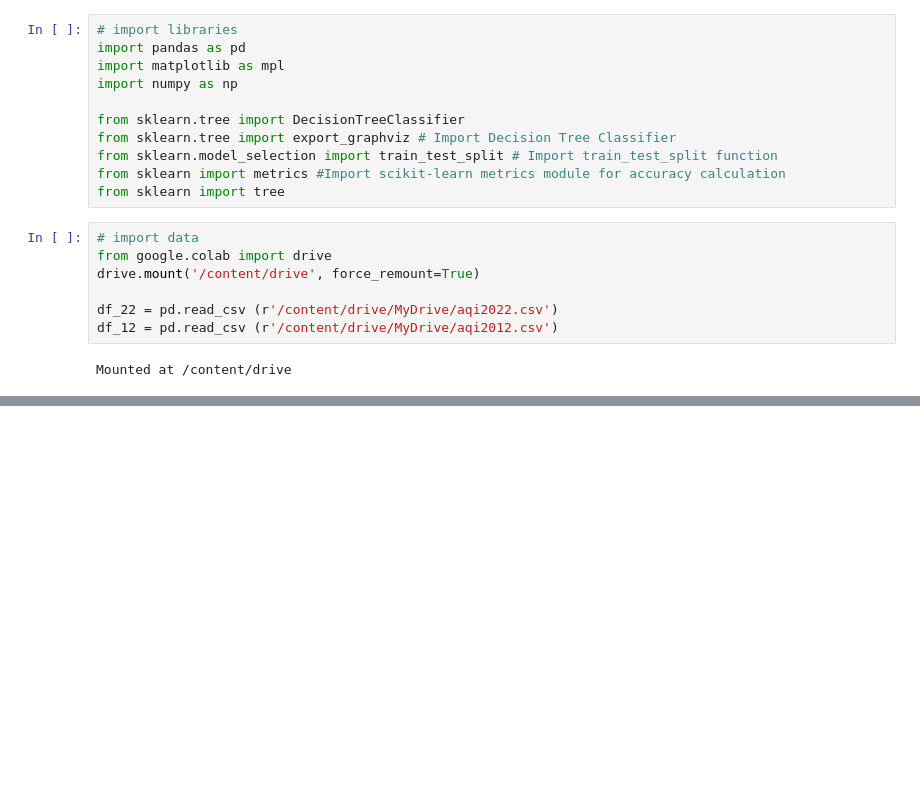
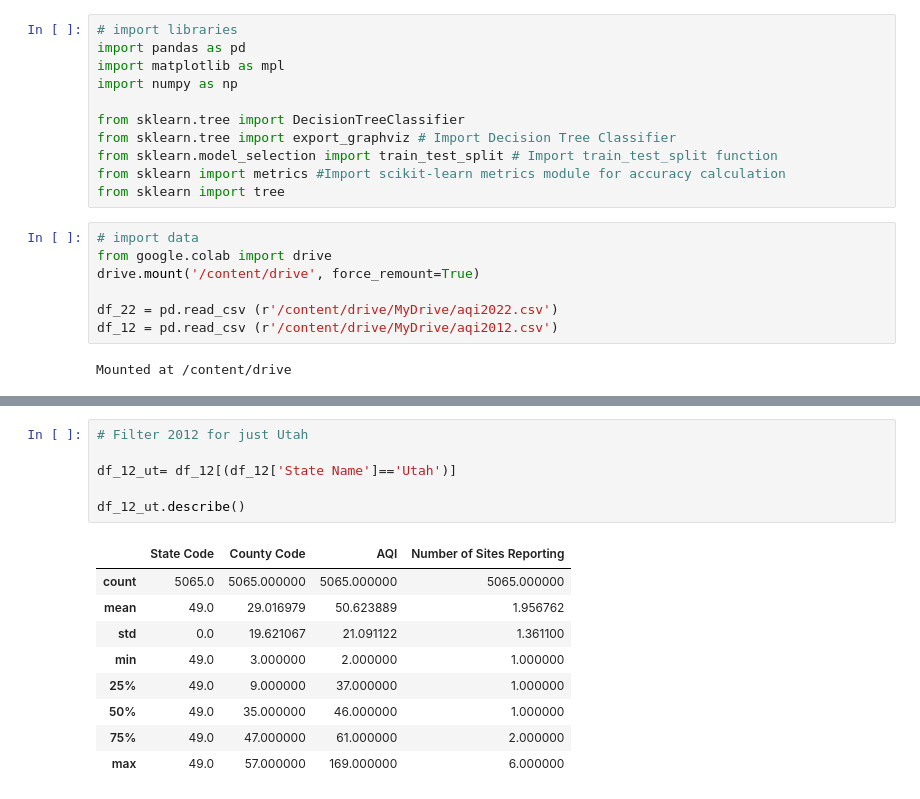
Before and after one commit to hlybrower/IS-4487-Labs, a Jupyter notebook: AirQuality_HBrower.ipynb, the cells around one changed output, grey strips where cells are left out. Saved outputs shown, nothing was run; the diff lists cells and outputs as text; blank space fills up the shorter version.

```diff
--- a/AirQuality_HBrower.ipynb
+++ b/AirQuality_HBrower.ipynb
@@ -22,0 +60,16 @@ Mounted at /content/drive
+# %%
+# Filter 2012 for just Utah
+
+df_12_ut= df_12[(df_12['State Name']=='Utah')]
+
+df_12_ut.describe()
+# %% [output]
+|  | State Code | County Code | AQI | Number of Sites Reporting |
+| count | 5065.0 | 5065.000000 | 5065.000000 | 5065.000000 |
+| mean | 49.0 | 29.016979 | 50.623889 | 1.956762 |
+| std | 0.0 | 19.621067 | 21.091122 | 1.361100 |
+| min | 49.0 | 3.000000 | 2.000000 | 1.000000 |
+| 25% | 49.0 | 9.000000 | 37.000000 | 1.000000 |
+| 50% | 49.0 | 35.000000 | 46.000000 | 1.000000 |
+| 75% | 49.0 | 47.000000 | 61.000000 | 2.000000 |
+| max | 49.0 | 57.000000 | 169.000000 | 6.000000 |
```
Also changed, not shown: parts of 7 cells of this notebook.
